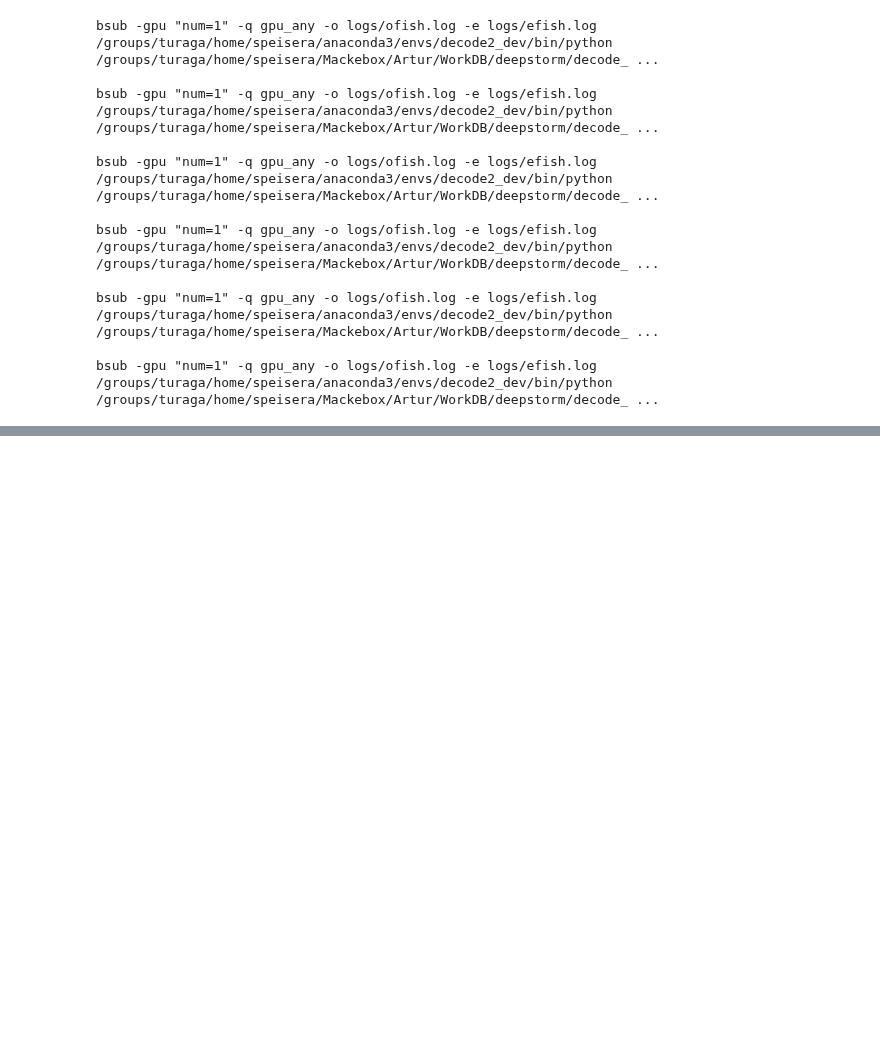
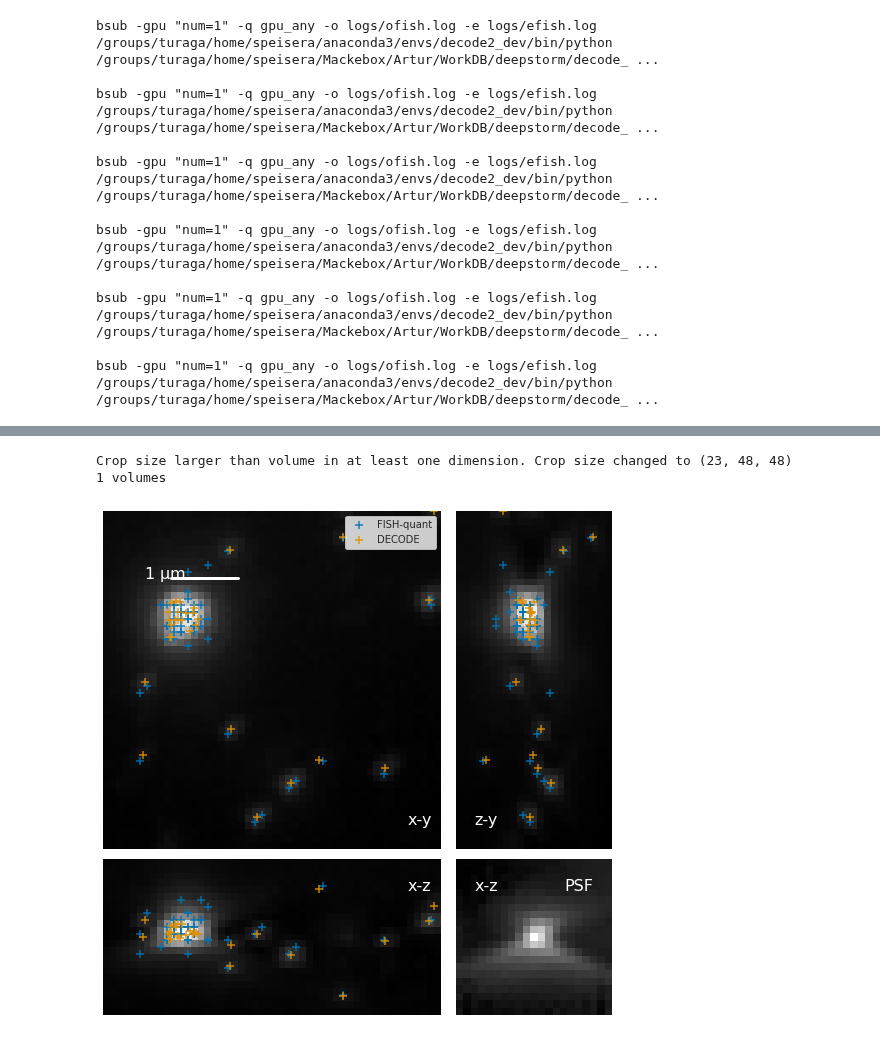
Before and after one commit to TuragaLab/decode_fish, a Jupyter notebook: figures/Real_fig.ipynb, the cells around one changed output, grey strips where cells are left out. Saved outputs shown, nothing was run; the diff lists cells and outputs as text; code cells hidden in the pictures; blank space fills up the shorter version.

```diff
--- a/figures/Real_fig.ipynb
+++ b/figures/Real_fig.ipynb
@@ -161,0 +193,34 @@ for exp in exps:
+# %%
+# Load the model, post processing, imgages, dataloader
+cfg = OmegaConf.load(f'/groups/turaga/home/speisera/Mackebox/Artur/WorkDB/deepstorm//models/fishcod/BF_exmp/nb_run/BF_exmp_f1_max/train.yaml')
+_,_, micro, _,_ = load_all(cfg)
+psf_vol = cpu(micro.psf.psf_volume[0])
+
+dec_df = pd.read_csv('../data/results/BG_exmp_predictions.csv')
+bf_path = Path('../../FQ/big-fish-examples/data/output/spots.csv')
+bf_df = big_fishq_to_df(bf_path)
+bf_df = shift_df(bf_df,[0.5,+1,0])
+
+sl = np.s_[:,:,:,:]
+sl = np.s_[:,:,450:500,165:215]
+
+img = load_tiff_image('../../FQ/big-fish-examples/data/input/experiment_1_smfish_fov_1.tif')[sl]
+dec_df = nm_to_px(dec_df, px_size_zyx=[100,100,100])
+fig1, axes = plot_3d_projections(img,psf_vol, display=True, size=5)
+scat_3d_projections(axes, [crop_df(bf_df, sl),crop_df(dec_df, sl)], s_fac=5)
+
+axes[0].plot([10*fac,10*fac+10],[10*fac,10*fac],linewidth=3,color='white')
+axes[0].text(0.12,1-(0.2),'1 $\mathrm{\mu m}$',transform=axes[0].transAxes, fontsize=16,color='white')
+
+axes[0].text(0.9,0.07,'x-y',fontsize=16,color='white',transform=axes[0].transAxes)
+axes[1].text(0.9,0.8,'x-z',fontsize=16,color='white',transform=axes[1].transAxes)
+axes[2].text(0.12,0.07,'z-y',fontsize=16,color='white',transform=axes[2].transAxes)
+
+axes[3].text(0.12,0.8,'x-z',fontsize=16,color='white',transform=axes[3].transAxes)
+axes[3].text(0.7,0.8,'PSF',fontsize=16,color='white',transform=axes[3].transAxes)
+
+plt.savefig('fq_real.pdf',bbox_inches='tight',format='pdf')
+# %% [output]
+Crop size larger than volume in at least one dimension. Crop size changed to (23, 48, 48)
+1 volumes
+[figure, added]
```
Also changed, not shown: parts of 6 cells of this notebook, 30 other files.
